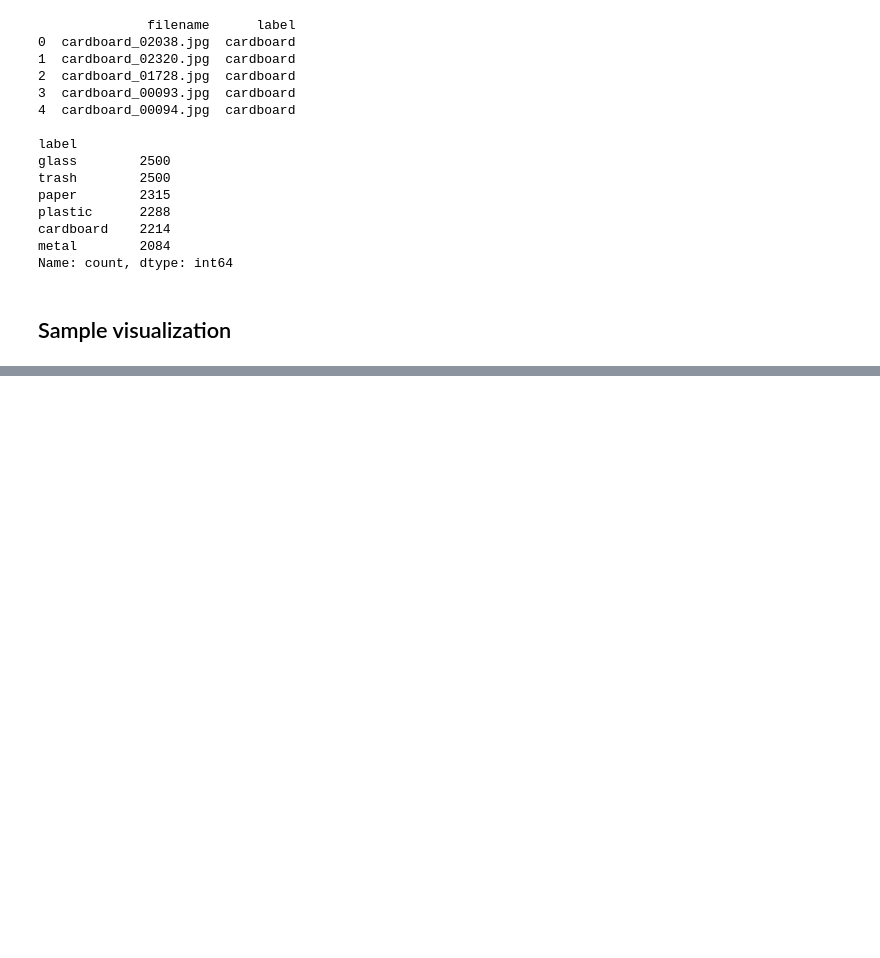
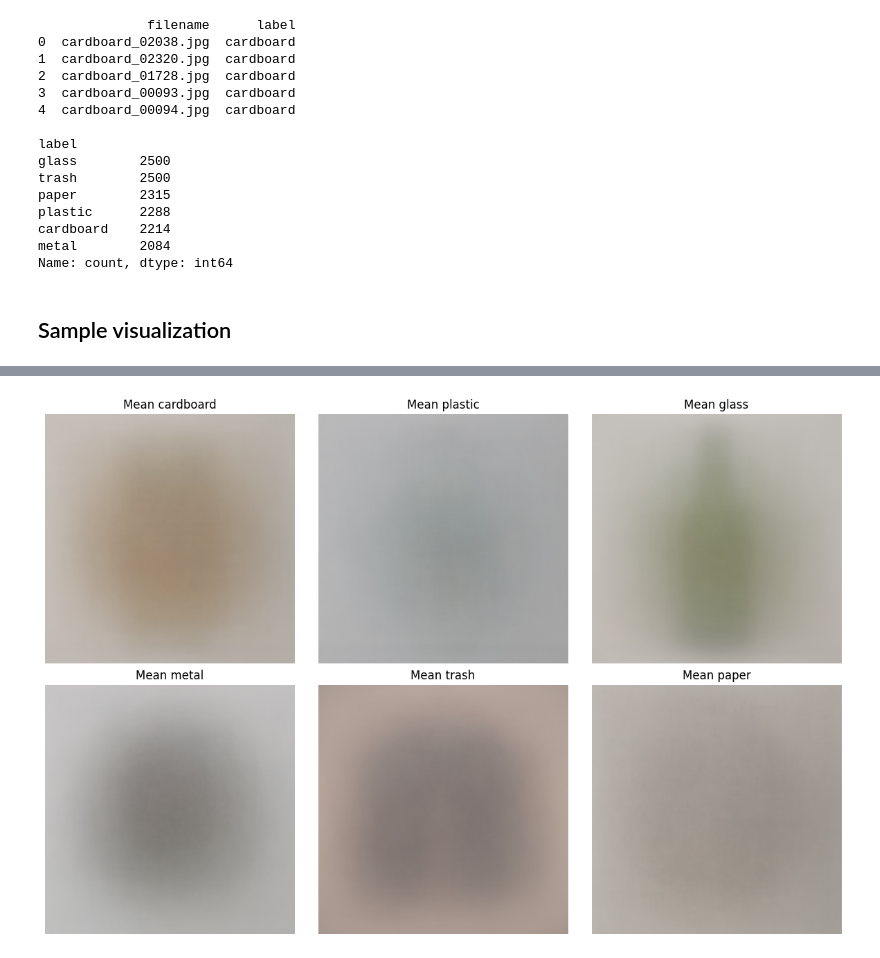
Before and after one commit to NeoLafuente/garbage_classifier, a Jupyter notebook: notebooks/dataset_exploration.ipynb, the cells around one changed output, grey strips where cells are left out. Cells and saved outputs as stored; diff of their text form; code cells hidden in the pictures; blank space fills up the shorter version.

```diff
--- a/notebooks/dataset_exploration.ipynb
+++ b/notebooks/dataset_exploration.ipynb
@@ -128,0 +341,8 @@ plot_random_examples_per_class(df, DATASET_PATH)
+# %%
+plot_mean_images_per_class(
+    df,
+    DATASET_PATH,
+    os.path.join('..', 'reports', 'figures', 'EDA', 'class_prototypes_mean.pdf')
+)
+# %% [output]
+[figure, added]
```
Also changed, not shown: parts of 15 cells of this notebook, 3 other files.
